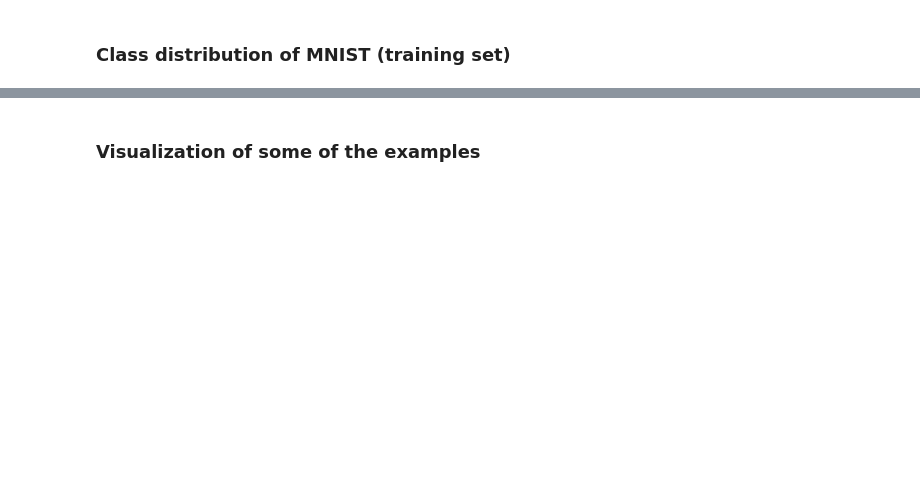
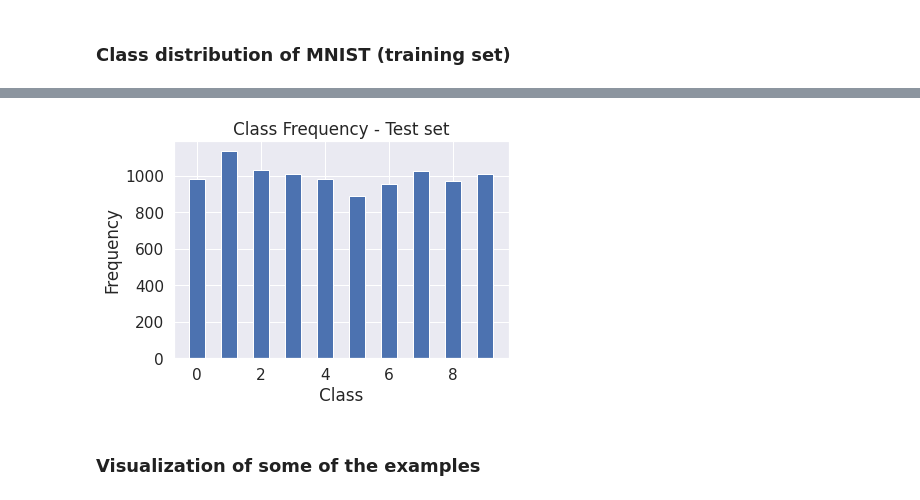
Before and after one commit to fcnoronha/introduction-to-machine-learning, a Jupyter notebook: ep04/ep04_logreg.ipynb, the cells around one changed output, grey strips where cells are left out. Cells and saved outputs as stored; diff of their text form; code cells hidden in the pictures; blank space fills up the shorter version.

```diff
--- a/ep04/ep04_logreg.ipynb
+++ b/ep04/ep04_logreg.ipynb
@@ -167,3 +202,14 @@ plt.show()
+# %%
+# Your code here ___________________
+
+unique, counts = np.unique(y_test_all, return_counts=True)
+plt.bar(unique, counts, 0.5)
+plt.title('Class Frequency - Test set')
+plt.xlabel('Class')
+plt.ylabel('Frequency')
+plt.show()
+# %% [output]
+[figure, added]
 # %% [markdown]
 ### Visualization of some of the examples
 # %%
```
Also changed, not shown: parts of 23 cells of this notebook, 1 other file.
